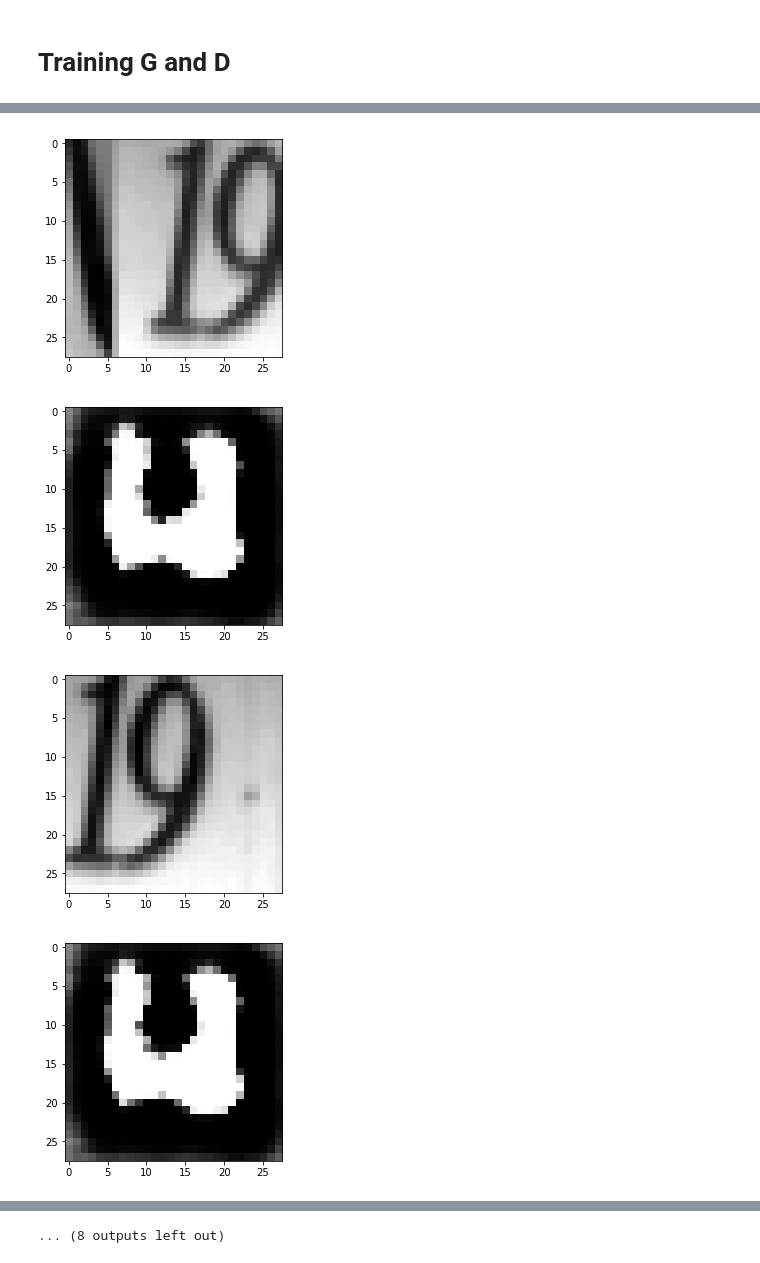
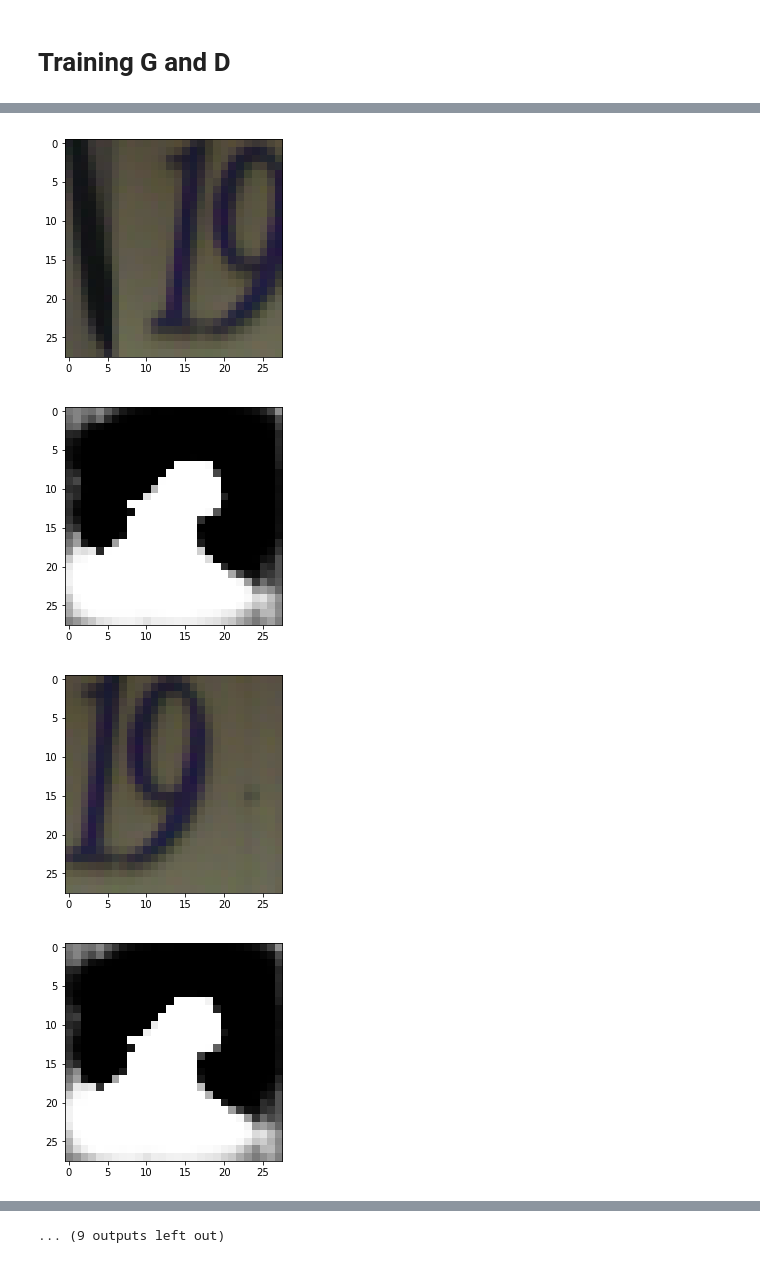
Before and after one commit to kevarifin14/cross-domain-image-generation, a Jupyter notebook: code.ipynb, the cells around one changed output, grey strips where cells are left out. Cells and saved outputs as stored; diff of their text form; code cells hidden in the pictures.

```diff
--- a/code.ipynb
+++ b/code.ipynb
@@ -248,5 +137,5 @@ f.fit(X_train, y_train, epochs=2)
 # %%
-f.load_weights('my_model_weights.h5')
+f.save_weights('fweights.h5')
 # %% [markdown]
 ### Validation
 # %%
@@ -301,6 +197,7 @@ def generator(f, g):
 # %%
 g = g_model()
-f.trainable = False
 f_baseline = extract_f(f)
+f_baseline.trainable = False
 G = generator(f_baseline, g)
+G.layers[0].trainable = False
 D = discriminator()
@@ -309,17 +220,12 @@ G.load_weights('G.h5')
 D.load_weights('D.h5')
 # %% [markdown]
 # Training G and D
-# %%
-svhn_train_X = svhn_train_X.reshape(svhn_train_X.shape[0], 28, 28, 1)
-svhn_test_X = svhn_test_X.reshape(svhn_test_X.shape[0], 28, 28, 1)
-mnist_train_X = mnist_train_X.reshape(mnist_train_X.shape[0], 28, 28, 1)
-mnist_test_X = mnist_test_X.reshape(mnist_test_X.shape[0], 28, 28, 1)
 # %%
 def train(g, d, mnist_X, svhn_X, epochs=1):
     g_d = generator_with_discriminator(g, d)
-    g_d.compile(loss=loss_function(svhn_X, g), optimizer='adam', metrics=['accuracy'])
 
-    for i in range(2000):
+    for i in range(3):
+        print('Iteration {}'.format(i))
         # Generate MNIST examples for SVHN for training
         g_train_data = g.predict(svhn_X)
 
@@ -331,24 +237,31 @@ def train(g, d, mnist_X, svhn_X, epochs=1):
         # Train discriminator on this real/fake data
         print('Training Discriminator')
         d.trainable = True
-        d.compile(loss='binary_crossentropy', optimizer='adam', metrics=['accuracy'])
-        d.fit(train_data, train_labels, batch_size=32, epochs=2)
+        d = discriminator()
+        d.compile(loss='binary_crossentropy', optimizer='sgd', metrics=['accuracy'])
+        d.fit(train_data, train_labels, batch_size=100, epochs=1)
 
         # Train generator based on the outputs of the discriminator
         print('Training Generator')
-        d.trainable = False
-        g_d.fit(svhn_X, np.zeros(svhn_X.shape[0]), batch_size=128, epochs=2)
-    g.save_weights('G.h5')
-    d.save_weights('D.h5')
+        g_d = generator_with_discriminator(g, d)
+#         d.trainable = False
+        g_d.layers[1].trainable = False
+        g_d.compile(loss=loss_function(svhn_X, g), optimizer='adam', metrics=['accuracy'])
+        g_d.fit(svhn_X, np.zeros(svhn_X.shape[0]), batch_size=100, epochs=2)
+
+        g.save_weights('G.h5')
+        d.save_weights('D.h5')
     return g, d
 
 def loss_function(svhn_X, g):
     class_true = f.predict(svhn_X)
     def loss(y_true, y_pred):
-        class_pred = f.predict(g.predict(svhn_X))
+        preds = g.predict(svhn_X)
+        stacked_preds = np.stack((preds, preds, preds), axis=3).reshape(preds.shape[0], 28, 28, 3)
+        class_pred = f.predict(stacked_preds)
         loss_gan = tf.reduce_mean(keras.losses.mean_squared_error(y_true, y_pred))
         loss_const = tf.reduce_mean(keras.losses.mean_squared_error(class_true, class_pred))
-        return loss_gan + loss_const
+        return 0.5 * loss_gan + 0.3 * loss_const
     return loss
 
 def generator_with_discriminator(g, d):
@@ -364,9 +293,9 @@ Epoch 1/2
 # %%
-
-g_images = G.predict(svhn_train_X[10:40])
+g_images = G.predict(svhn_train_X[:10])
 for i in range(10):
     plt.figure()
-    plt.imshow(svhn_train_X[:, :, :, 0][i], cmap='gray')
+    plt.imshow(svhn_train_X[i])
     plt.figure()
-    plt.imshow(g_images[:, :, :, 0][i], cmap='gray')
+    plt.imshow(g_images[i][:, :, 0], cmap='gray')
+D.predict(g_images)
 # %% [output]
@@ -373,4 +312,4 @@ for i in range(10):
-[figure, old version]
+[figure, new version]
-[figure, old version]
+[figure, new version]
-[figure, old version]
+[figure, new version]
-[figure, old version]
+[figure, new version]
@@ -385 +323 @@ for i in range(10):
-... (8 outputs left out)
+... (9 outputs left out)
```
Also changed, not shown: parts of 47 cells of this notebook.
